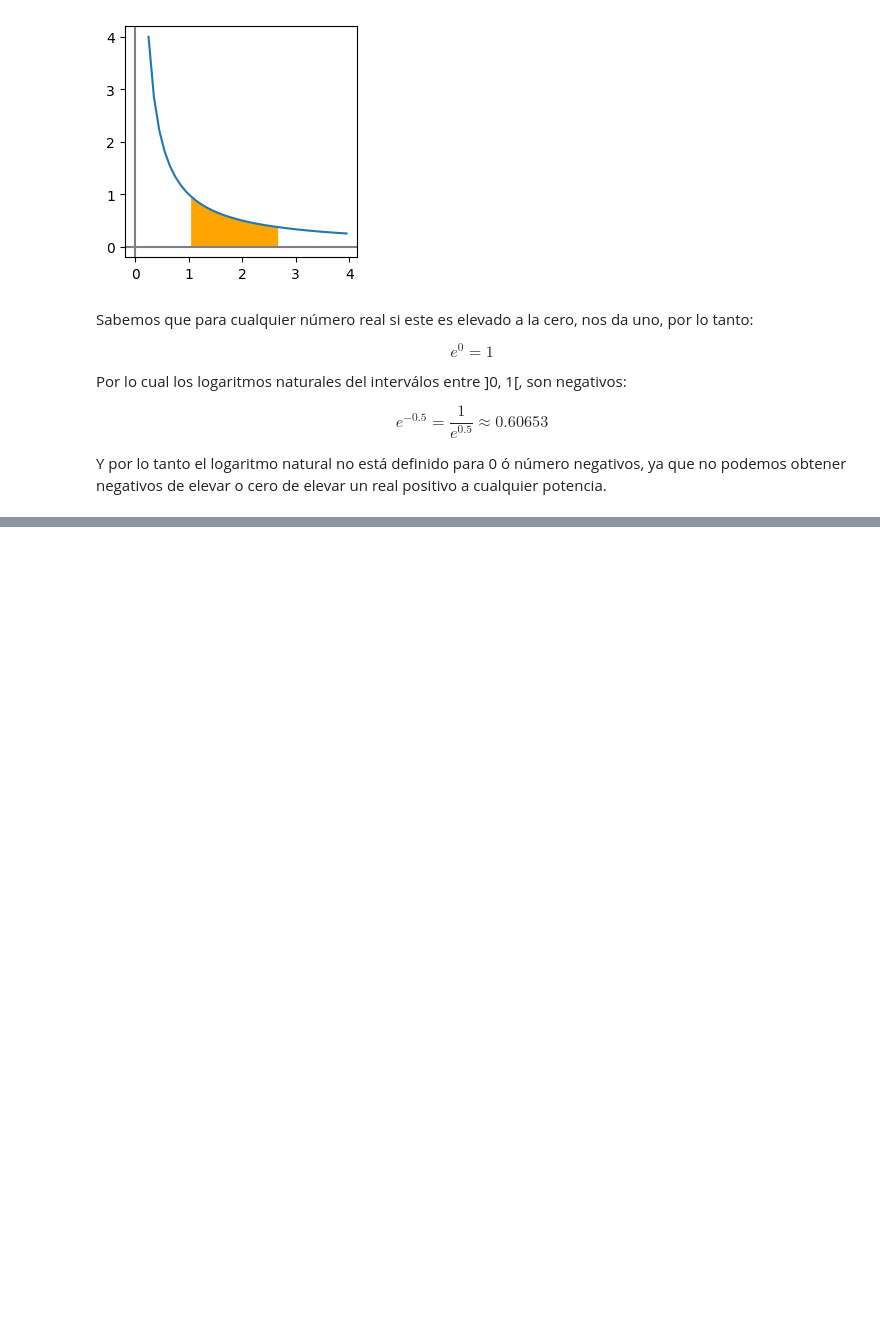
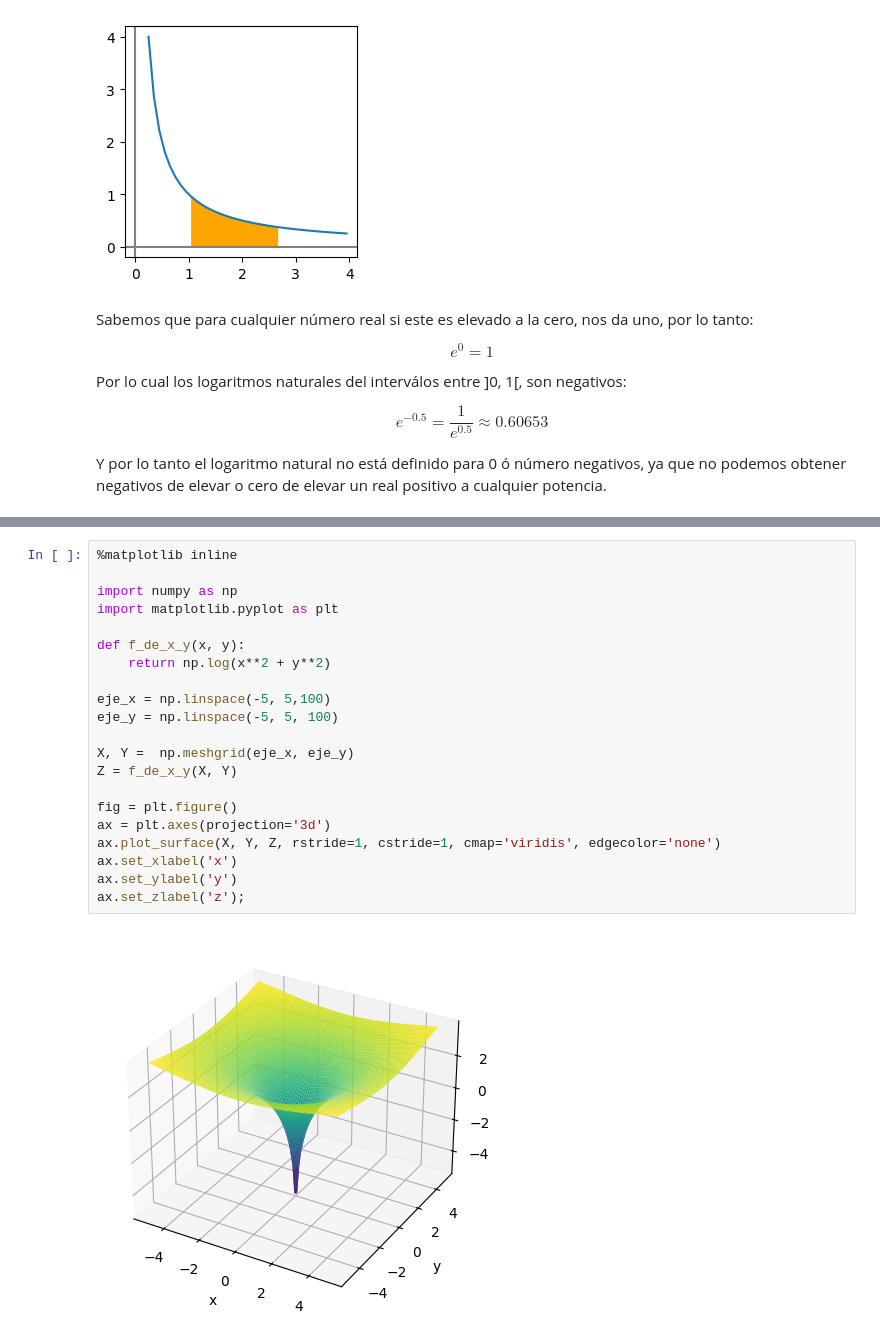
Before and after one commit to Rigo-Villalta/caa-miniproyecto, a Jupyter notebook: mini_proyecto.ipynb, the cells around one changed output, grey strips where cells are left out. Cells and saved outputs as stored; diff of their text form; blank space fills up the shorter version.

```diff
--- a/mini_proyecto.ipynb
+++ b/mini_proyecto.ipynb
@@ -68,0 +162,23 @@ $$ x1 = x0 - \alpha ∇𝑓(x_0) $$
+# %%
+%matplotlib inline
+
+import numpy as np
+import matplotlib.pyplot as plt
+
+def f_de_x_y(x, y):
+    return np.log(x**2 + y**2)
+
+eje_x = np.linspace(-5, 5,100)
+eje_y = np.linspace(-5, 5, 100)
+
+X, Y =  np.meshgrid(eje_x, eje_y)
+Z = f_de_x_y(X, Y)
+
+fig = plt.figure()
+ax = plt.axes(projection='3d')
+ax.plot_surface(X, Y, Z, rstride=1, cstride=1, cmap='viridis', edgecolor='none')
+ax.set_xlabel('x')
+ax.set_ylabel('y')
+ax.set_zlabel('z');
+# %% [output]
+[figure, added]
```
Also changed, not shown: parts of 4 cells of this notebook.
